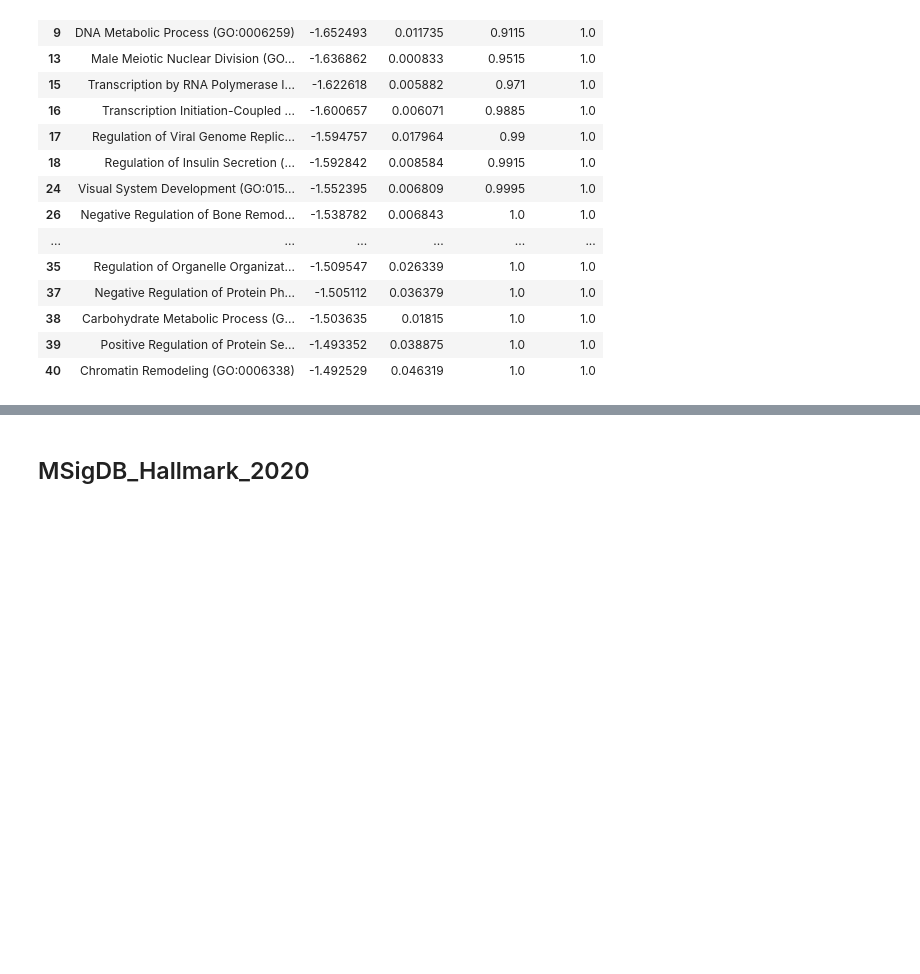
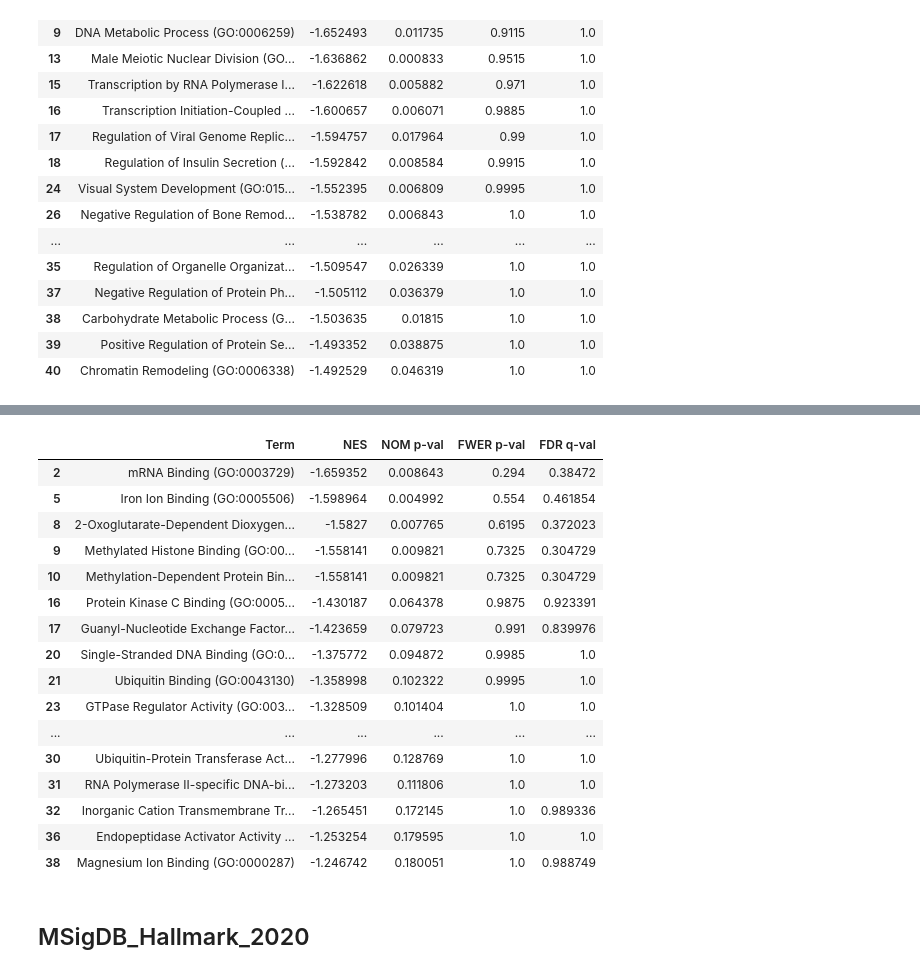
Before and after one commit to logolyte/hic2_masters_project, a Jupyter notebook: Gene ontology analysis.ipynb, the cells around one changed output, grey strips where cells are left out. Drawn from its saved outputs; the diff is of its cells as text; code cells hidden in the pictures; blank space fills up the shorter version.

```diff
--- a/Gene ontology analysis.ipynb
+++ b/Gene ontology analysis.ipynb
@@ -115,3 +154,24 @@ pre_res.res2d.sort_values('NES', ascending=True).head(20)[["Term", "NES", "NOM p
+# %%
+# Enriched in iPSC path
+pre_res.res2d.sort_values('NES', ascending=True).head(20)[["Term", "NES", "NOM p-val", "FWER p-val", "FDR q-val"]]  # Top mESC
+# %% [output]
+|  | Term | NES | NOM p-val | FWER p-val | FDR q-val |
+| 2 | mRNA Binding (GO:0003729) | -1.659352 | 0.008643 | 0.294 | 0.38472 |
+| 5 | Iron Ion Binding (GO:0005506) | -1.598964 | 0.004992 | 0.554 | 0.461854 |
+| 8 | 2-Oxoglutarate-Dependent Dioxygen... | -1.5827 | 0.007765 | 0.6195 | 0.372023 |
+| 9 | Methylated Histone Binding (GO:00... | -1.558141 | 0.009821 | 0.7325 | 0.304729 |
+| 10 | Methylation-Dependent Protein Bin... | -1.558141 | 0.009821 | 0.7325 | 0.304729 |
+| 16 | Protein Kinase C Binding (GO:0005... | -1.430187 | 0.064378 | 0.9875 | 0.923391 |
+| 17 | Guanyl-Nucleotide Exchange Factor... | -1.423659 | 0.079723 | 0.991 | 0.839976 |
+| 20 | Single-Stranded DNA Binding (GO:0... | -1.375772 | 0.094872 | 0.9985 | 1.0 |
+| 21 | Ubiquitin Binding (GO:0043130) | -1.358998 | 0.102322 | 0.9995 | 1.0 |
+| 23 | GTPase Regulator Activity (GO:003... | -1.328509 | 0.101404 | 1.0 | 1.0 |
+| ... | ... | ... | ... | ... | ... |
+| 30 | Ubiquitin-Protein Transferase Act... | -1.277996 | 0.128769 | 1.0 | 1.0 |
+| 31 | RNA Polymerase II-specific DNA-bi... | -1.273203 | 0.111806 | 1.0 | 1.0 |
+| 32 | Inorganic Cation Transmembrane Tr... | -1.265451 | 0.172145 | 1.0 | 0.989336 |
+| 36 | Endopeptidase Activator Activity ... | -1.253254 | 0.179595 | 1.0 | 1.0 |
+| 38 | Magnesium Ion Binding (GO:0000287) | -1.246742 | 0.180051 | 1.0 | 0.988749 |
 # %% [markdown]
 ## MSigDB_Hallmark_2020
 # %%
```
Also changed, not shown: parts of 13 cells of this notebook, 8 other files.
